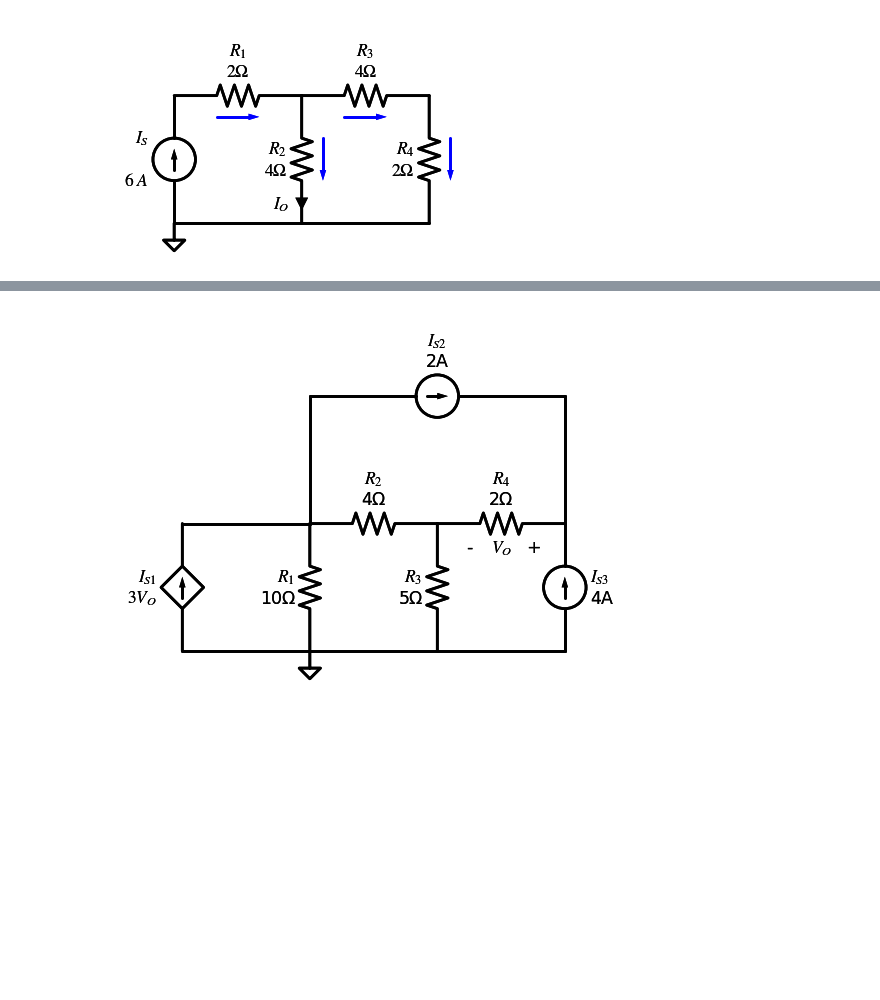
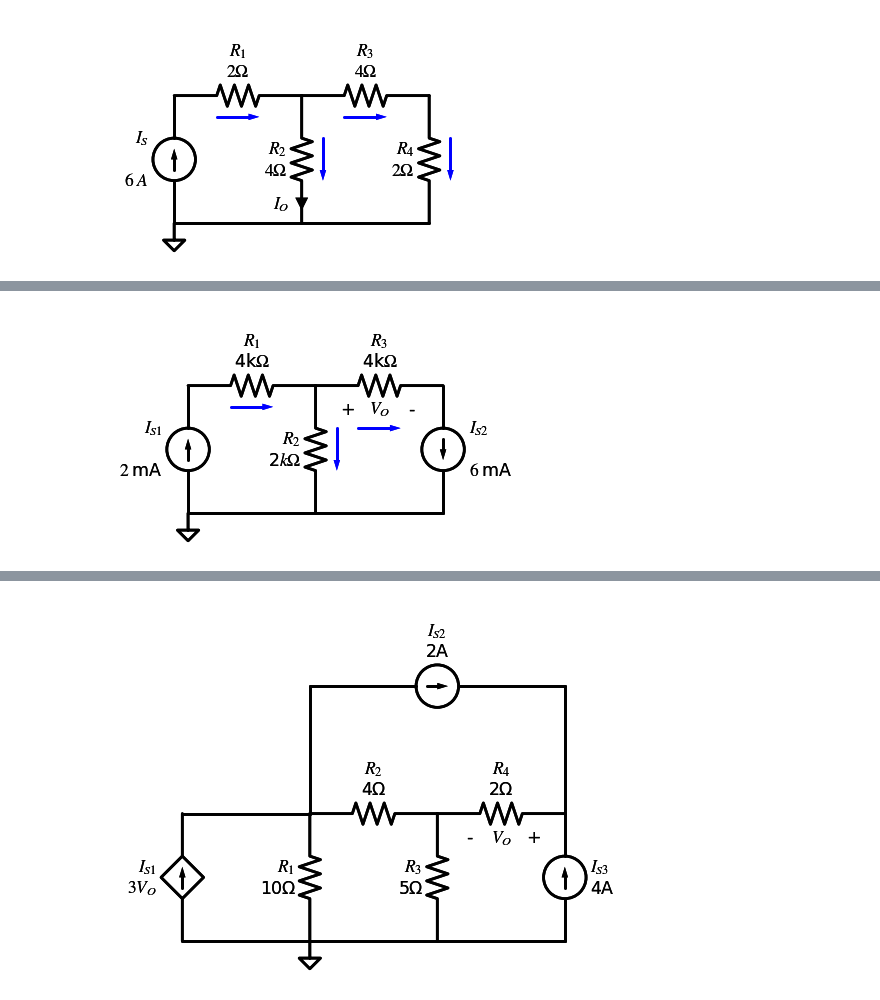
Before and after one commit to Circuit-Analysis/circuit-analysis.github.io, a Jupyter notebook: _sources/chapter-8.ipynb, the cells around one changed output, grey strips where cells are left out. Cells and saved outputs as stored; diff of their text form; code cells hidden in the pictures; blank space fills up the shorter version.

```diff
--- a/_sources/chapter-8.ipynb
+++ b/_sources/chapter-8.ipynb
@@ -1790,0 +289,23 @@ name: LABEL_FOR_THIS_IMAGE34
+# %%
+import schemdraw
+import schemdraw.elements as elm
+with schemdraw.Drawing(file='nodal-problem-2-current.svg') as d:
+    d.push()
+    d += elm.GroundSignal()
+    d.pop()
+    d += elm.SourceI().label(['$2~$mA', '$I_{S1}$'])
+    d += (R1 := elm.Resistor().right().label('$R_1$\n4k$\Omega$') )
+    d.push()
+    d += (R2 := elm.Resistor().down().label('$R_2$\n2$k\Omega$'))
+    d.pop()
+    d += (R3 := elm.Resistor().right().label('$R_3$\n4k$\Omega$').label(['+', '$V_O$', '-'], loc='bot'))
+    d += elm.SourceI().label(['$I_{S2}$', '$6~$mA'], loc='bot').down()
+    d += elm.Line().left().length(6)
+    d.move_from(R1.start, 1, -0.5)
+    d += elm.Arrow().right().length(1).color('blue')
+    d.move_from(R2.start, 0.5, -1)
+    d += elm.Arrow().down().length(1).color('blue')
+    d.move_from(R3.start, 1, -1)
+    d += elm.Arrow().right().length(1).color('blue')
+# %% [output]
+[figure, added]
```
Also changed, not shown: parts of 9 cells of this notebook, 17 other files.
